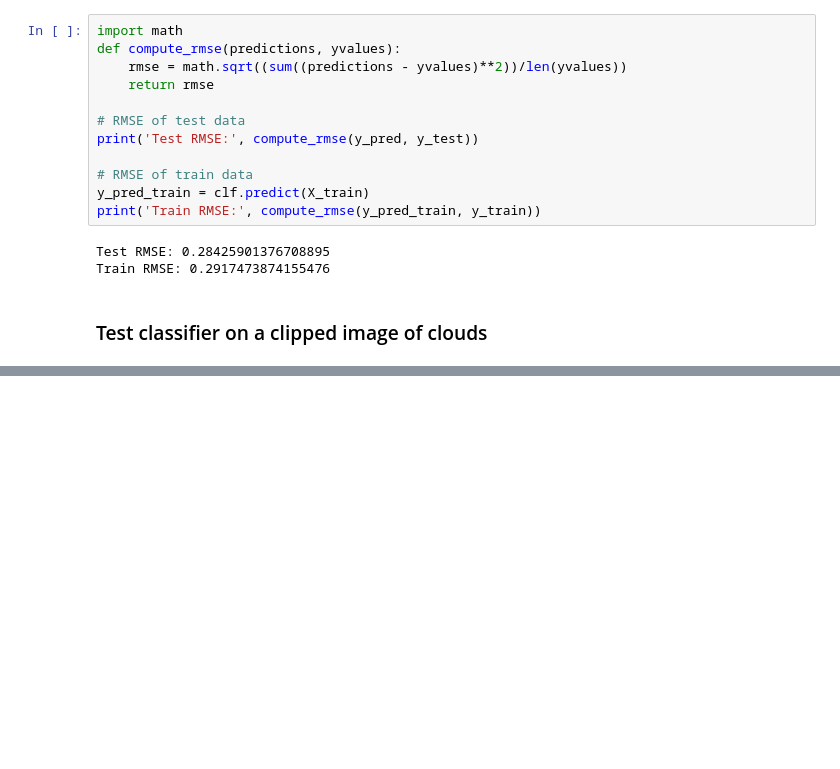
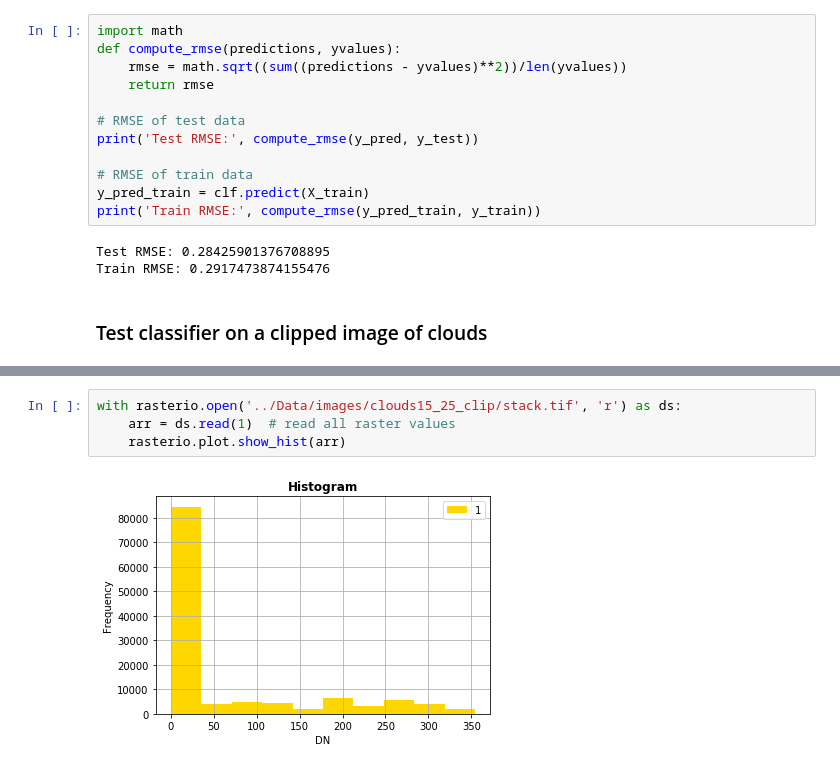
Before and after one commit to ianpdavies/cloudy_flood_prediction, a Jupyter notebook: notebooks/classifier_training.ipynb, the cells around one changed output, grey strips where cells are left out. Cells and saved outputs as stored; diff of their text form; blank space fills up the shorter version.

```diff
--- a/notebooks/classifier_training.ipynb
+++ b/notebooks/classifier_training.ipynb
@@ -257,0 +370,6 @@ SyntaxError: invalid syntax (<ipython-input-39-d50486a88518>, line 2)
+# %%
+with rasterio.open('../Data/images/clouds15_25_clip/stack.tif', 'r') as ds:
+    arr = ds.read(1)  # read all raster values
+    rasterio.plot.show_hist(arr)
+# %% [output]
+[figure, added]
```
Also changed, not shown: parts of 7 cells of this notebook.
